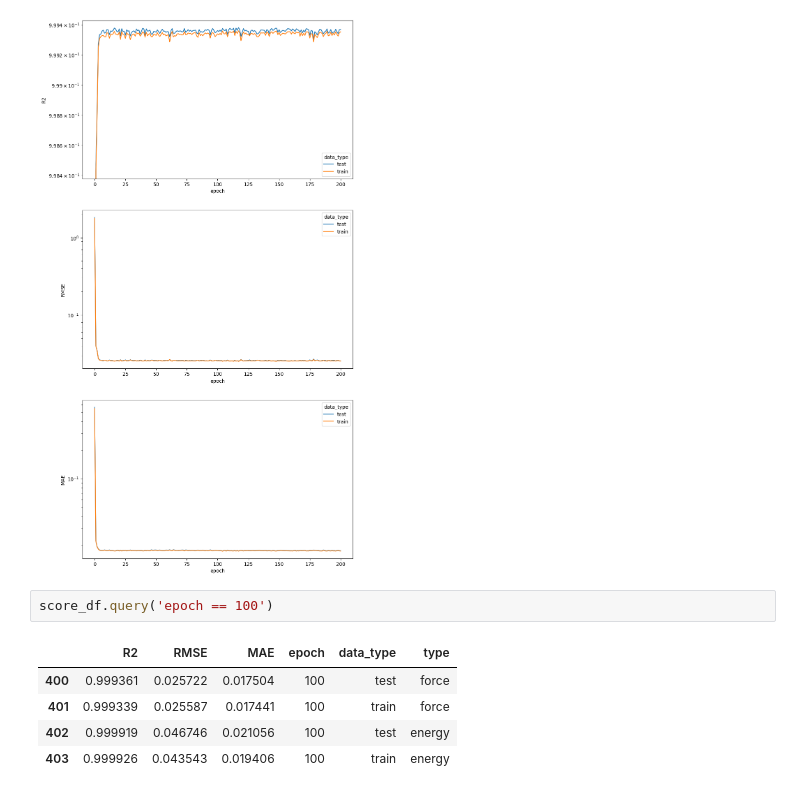
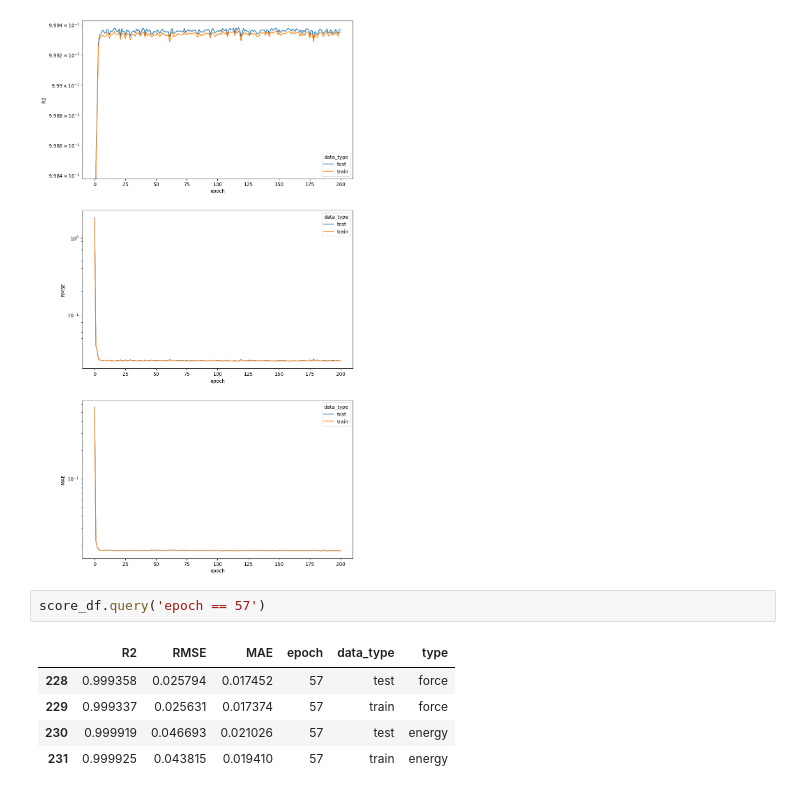
Before and after one commit to y1u0d2a1i/mlp_tools, a Jupyter notebook: scripts_on_squid/n2p2_score.ipynb, the cells around one changed output. Saved outputs shown, nothing was run; the diff lists cells and outputs as text.

```diff
--- a/scripts_on_squid/n2p2_score.ipynb
+++ b/scripts_on_squid/n2p2_score.ipynb
@@ -63,10 +45,10 @@ plot_score(force_df, 'MAE', axes[2])
 # %% [output]
 [figure]
 # %%
-score_df.query('epoch == 100')
+score_df.query('epoch == 57')
 # %% [output]
 |  | R2 | RMSE | MAE | epoch | data_type | type |
-| 400 | 0.999361 | 0.025722 | 0.017504 | 100 | test | force |
-| 401 | 0.999339 | 0.025587 | 0.017441 | 100 | train | force |
-| 402 | 0.999919 | 0.046746 | 0.021056 | 100 | test | energy |
-| 403 | 0.999926 | 0.043543 | 0.019406 | 100 | train | energy |
+| 228 | 0.999358 | 0.025794 | 0.017452 | 57 | test | force |
+| 229 | 0.999337 | 0.025631 | 0.017374 | 57 | train | force |
+| 230 | 0.999919 | 0.046693 | 0.021026 | 57 | test | energy |
+| 231 | 0.999925 | 0.043815 | 0.019410 | 57 | train | energy |
```
Also changed, not shown: parts of 1 cell of this notebook, 4 other files.
